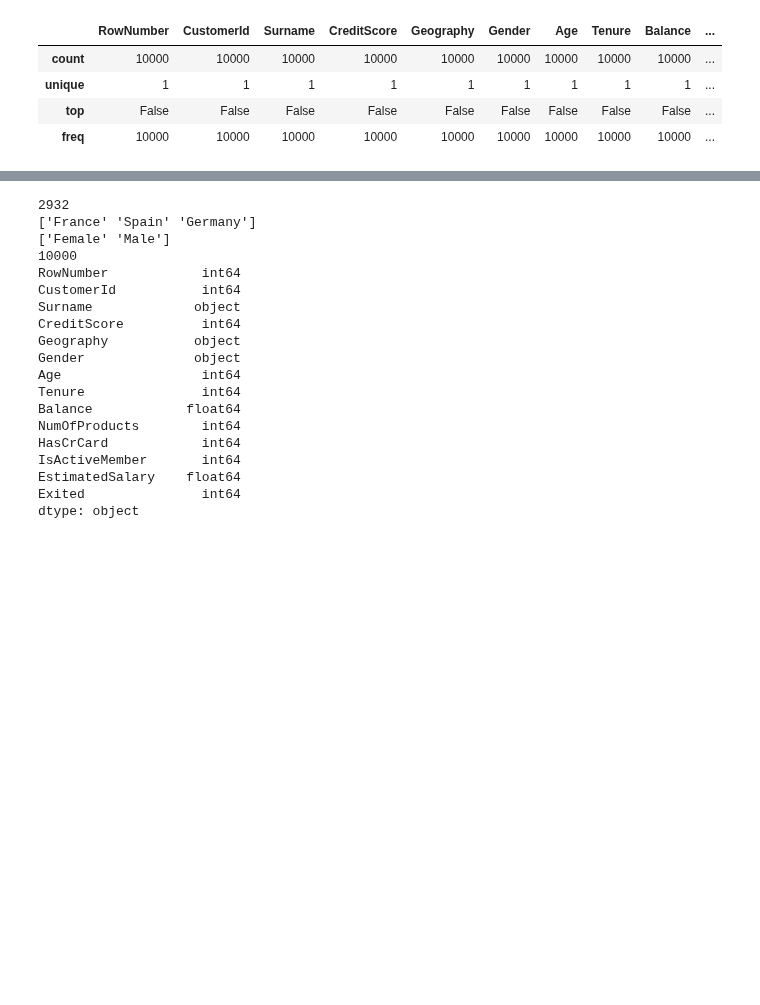
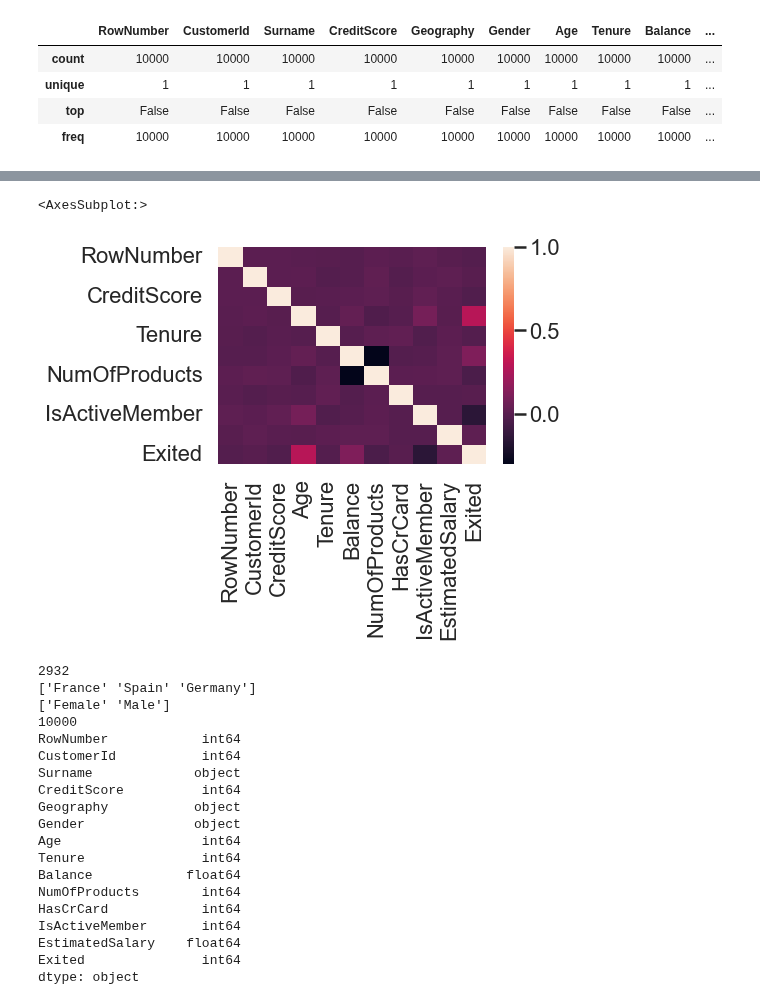
Before and after one commit to nycantwell/nycantwell, a Jupyter notebook: Capstone_Three_Churn_Modeling/Capstone_Three_Churn.ipynb, the cells around one changed output, grey strips where cells are left out. Drawn from its saved outputs; the diff is of its cells as text; code cells hidden in the pictures; blank space fills up the shorter version.

```diff
--- a/Capstone_Three_Churn_Modeling/Capstone_Three_Churn.ipynb
+++ b/Capstone_Three_Churn_Modeling/Capstone_Three_Churn.ipynb
@@ -43,3 +50,9 @@ df_csv.describe()
+# %%
+sns.heatmap(df_csv.corr())
+# Heatmap of correlation show Age and Balance as highest corr to Exited
+# %% [output]
+<AxesSubplot:>
+[figure, added]
 # %%
 print(len(df_csv['Surname'].unique()))
 print(df_csv['Geography'].unique())
```
Also changed, not shown: parts of 8 cells of this notebook.
